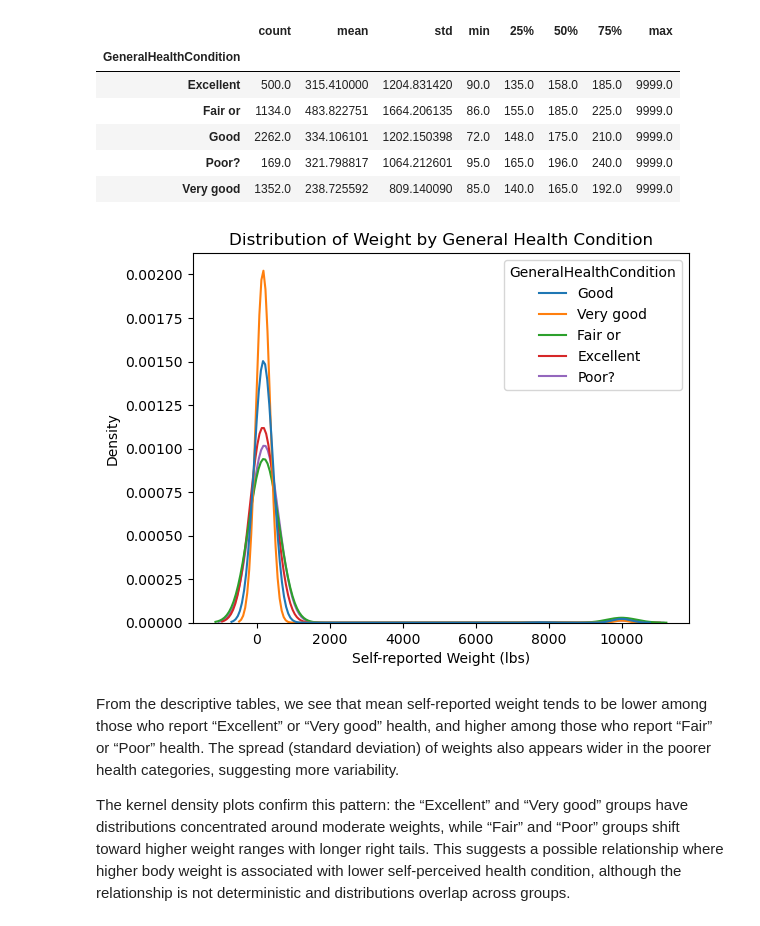
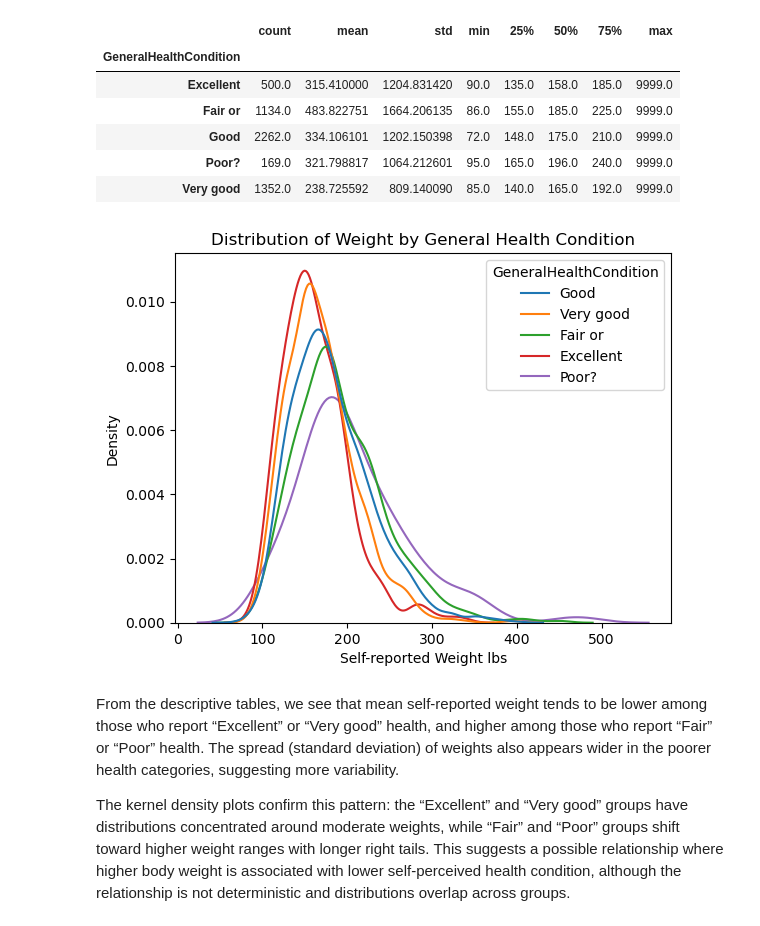
Before and after one commit to shawn01-kubo/DS-5030-Assignment3, a Jupyter notebook: assignment_3.ipynb, the cells around one changed output. Drawn from its saved outputs; the diff is of its cells as text; code cells hidden in the pictures.

```diff
--- a/assignment_3.ipynb
+++ b/assignment_3.ipynb
@@ -140,13 +140,17 @@ NHANES.groupby('GeneralHealthCondition')['CurrentSelfreportedWeightPounds'].desc
 | Good | 2262.0 | 334.106101 | 1202.150398 | 72.0 | 148.0 | 175.0 | 210.0 | 9999.0 |
 | Poor? | 169.0 | 321.798817 | 1064.212601 | 95.0 | 165.0 | 196.0 | 240.0 | 9999.0 |
 | Very good | 1352.0 | 238.725592 | 809.140090 | 85.0 | 140.0 | 165.0 | 192.0 | 9999.0 |
-# %%
-sns.kdeplot(data=NHANES, x='CurrentSelfreportedWeightPounds',hue='GeneralHealthCondition', common_norm=False).set(title="Distribution of Weight by General Health Condition")
-plt.xlabel("Self-reported Weight (lbs)")
-plt.ylabel("Density")
-plt.show()
-# %% [output]
-[figure, removed]
+# %%
+NHANES_clean = NHANES[NHANES['CurrentSelfreportedWeightPounds'] < 2000]
+
+sns.kdeplot(data=NHANES_clean, x='CurrentSelfreportedWeightPounds',
+           hue='GeneralHealthCondition', common_norm=False)
+plt.title("Distribution of Weight by General Health Condition")
+plt.xlabel("Self-reported Weight lbs")
+plt.ylabel("Density")
+plt.show()
+# %% [output]
+[figure, added]
 # %% [markdown]
 From the descriptive tables, we see that mean self-reported weight tends to be lower among those who report “Excellent” or “Very good” health, and higher among those who report “Fair” or “Poor” health. The spread (standard deviation) of weights also appears wider in the poorer health categories, suggesting more variability.
 
```
Also changed, not shown: parts of 1 cell of this notebook.
